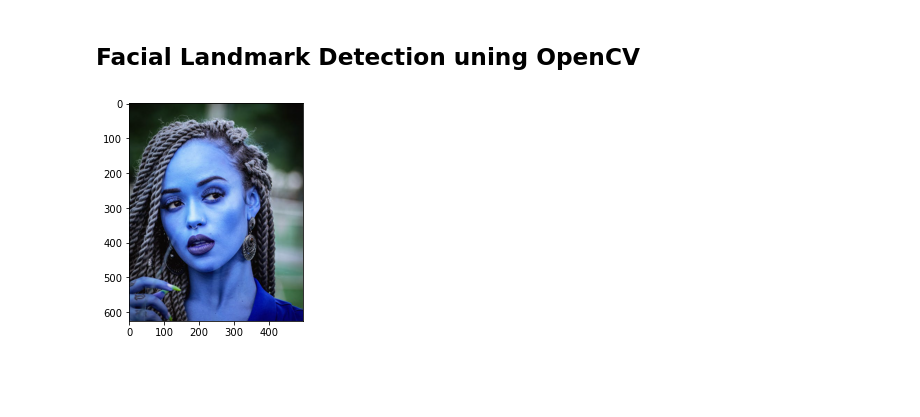
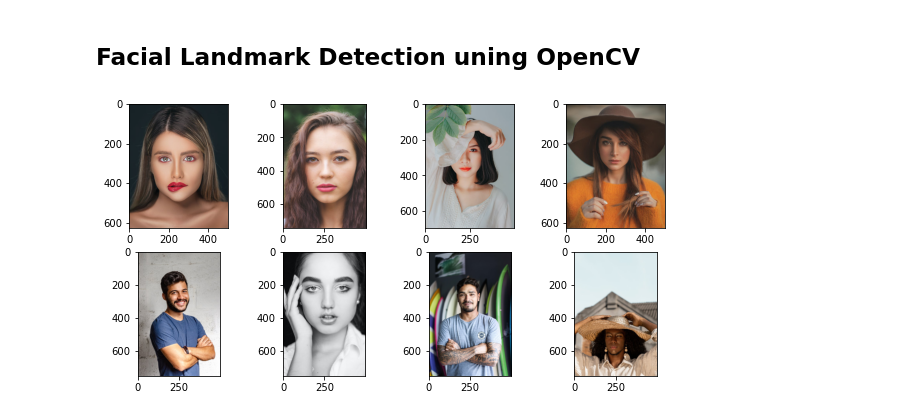
Before and after one commit to AwaleSagar/Facial_Landmark_Detection, a Jupyter notebook: facial_landmark.ipynb, the cells around one changed output. Drawn from its saved outputs; the diff is of its cells as text; code cells hidden in the pictures; blank space fills up the shorter version.

```diff
--- a/facial_landmark.ipynb
+++ b/facial_landmark.ipynb
@@ -19,6 +13,25 @@ rows = 1
+# %%
+## Global Variables
+## Matplotlib variables
+w=10
+h=10
+columns = 4
+rows = 2
+
+# save face detection algorithm's name as haarcascade
+haarcascade = "./haar_classifier/haarcascade_frontalface_alt2.xml"
+# create an instance of the Face Detection Cascade Classifier
+detector = cv2.CascadeClassifier(haarcascade)
+
+# save facial landmark detection model's name as LBFmodel
+LBFmodel = "./haar_classifier/lbfmodel.yaml"
+
+# create an instance of the Facial landmark Detector with the model
+landmark_detector  = cv2.face.createFacemarkLBF()
+landmark_detector.loadModel(LBFmodel)
 # %%
 # Load Image func -
 def loadImage(x):
     source = './data/image_'+str(x)+'.jpg'
-    img = cv2.imread(source)
+    img = cv2.imread(source,cv2.COLOR_BGR2RGB)
     return img
@@ -25,8 +68,10 @@ def loadImage(x):
 # %%
-fig=plt.figure(figsize=(6, 4))
+random.seed(100)
+fig=plt.figure(figsize=(10, 5))
 for i in range(1, columns*rows +1):
     fig.add_subplot(rows, columns, i)
-    plt.imshow(loadImage(68))
+    image_rgb = cv2.cvtColor(loadImage(np.random.randint(0,110)), cv2.COLOR_BGR2RGB)
+    plt.imshow(image_rgb)
 plt.show()
 # %% [output]
-[figure, old version]
+[figure, new version]
```
Also changed, not shown: parts of 14 cells of this notebook, 1 other file.
